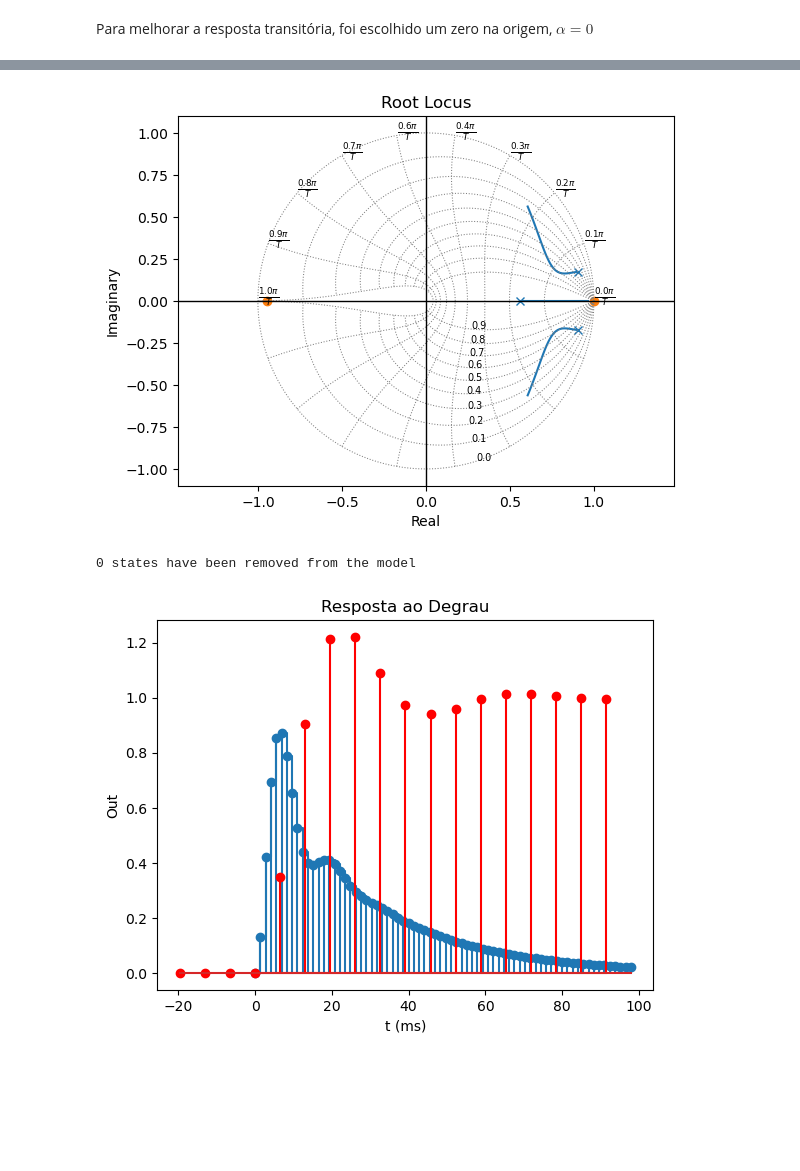
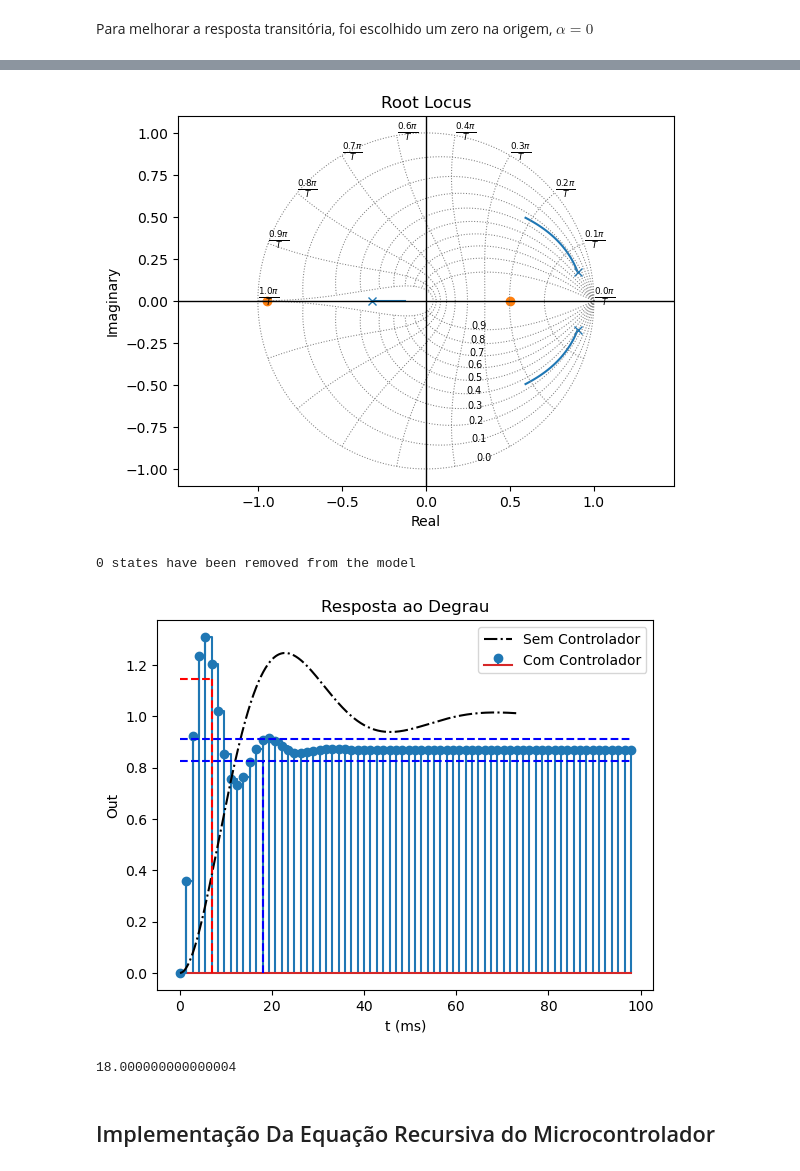
Before and after one commit to Emanuel600/Misc, a Jupyter notebook: Simul_Controle/Projeto 1 - Transformada z.ipynb, the cells around one changed output, grey strips where cells are left out. Cells and saved outputs as stored; diff of their text form; code cells hidden in the pictures; blank space fills up the shorter version.

```diff
--- a/Simul_Controle/Projeto 1 - Transformada z.ipynb
+++ b/Simul_Controle/Projeto 1 - Transformada z.ipynb
@@ -206,7 +206,7 @@ plt.show()
 # %% [markdown]
 Para melhorar a resposta transitória, foi escolhido um zero na origem, $\alpha=0$
 # %%
-α = -0.75
+α = -0.5
 # Calcula ângulo que z1 deve adicionar ao sistema
 ang = 0
 aGz = ct.minreal(Gz)
@@ -263,12 +263,37 @@ z + 8.918
 # %%
 k = np.linspace(0, K+3, 100)
 ct.root_locus(Cz*Gz, k)
 plt.show()
-axcg, tcg, ycg = ctl.plot_step(ct.feedback(K*ct.minreal(Cz*Gz), 1), t=np.arange(0, Ts+2*τ, Ta))
-axcg.stem(tz*1e3, yf, "r", label="$Sem Controlador")
-plt.grid()
-plt.show()
 # %% [output]
-[figure, old version]
+[figure, new version]
-0 states have been removed from the model
-[figure, removed]
+# %%
+axcg, tcg, ycg = ctl.plot_step(ct.feedback(K*ct.minreal(Cz*Gz), 1), t=np.arange(0, Ts+2*τ, Ta),
+                               label = "Com Controlador")
+axcg.plot(t*1e3, y, "k-.", label="Sem Controlador")
+
+Mpcg = np.exp(-np.pi*ζ/np.sqrt(1-ζ**2))
+Tpcg = np.pi/(ω*np.sqrt(1-ζ**2))
+τcg  = 1/(ζ*ω)
+Tscg = 3*τcg
+
+plt.plot(1e3*(tcg[tcg<=Tpcg]), ycg[-1]*(1+Mpcg)*np.ones(len(tcg[tcg<=Tpcg])), 'r--')
+plt.plot([Tpcg*1e3, Tpcg*1e3], [0, ycg[-1]*(1+Mpcg)], 'r--')
+
+yscg  = ycg[np.abs(ycg - ycg[-1]*(1-5e-2)) <= 1e-5]
+plt.plot([Tscg*1e3, Tscg*1e3], [0, ycg[-1]*(1-5e-2)], 'b--')
+plt.plot(tcg*1e3, np.ones(len(ycg))*ycg[-1]*(1-5e-2), 'b--')    # Limite inferior para 5%
+plt.plot(tcg*1e3, np.ones(len(ycg))*ycg[-1]*(1+5e-2), 'b--')    # Limite superior para 5%
+
+plt.grid(True, 'both')
+plt.legend()
+plt.grid()
+plt.show()
+# %% [output]
+0 states have been removed from the model
+[figure, added]
+# %%
+Tscg*1e3
+# %% [output]
+18.000000000000004
+# %% [markdown]
+## Implementação Da Equação Recursiva do Microcontrolador
```
Also changed, not shown: parts of 2 cells of this notebook, 1 other file.
